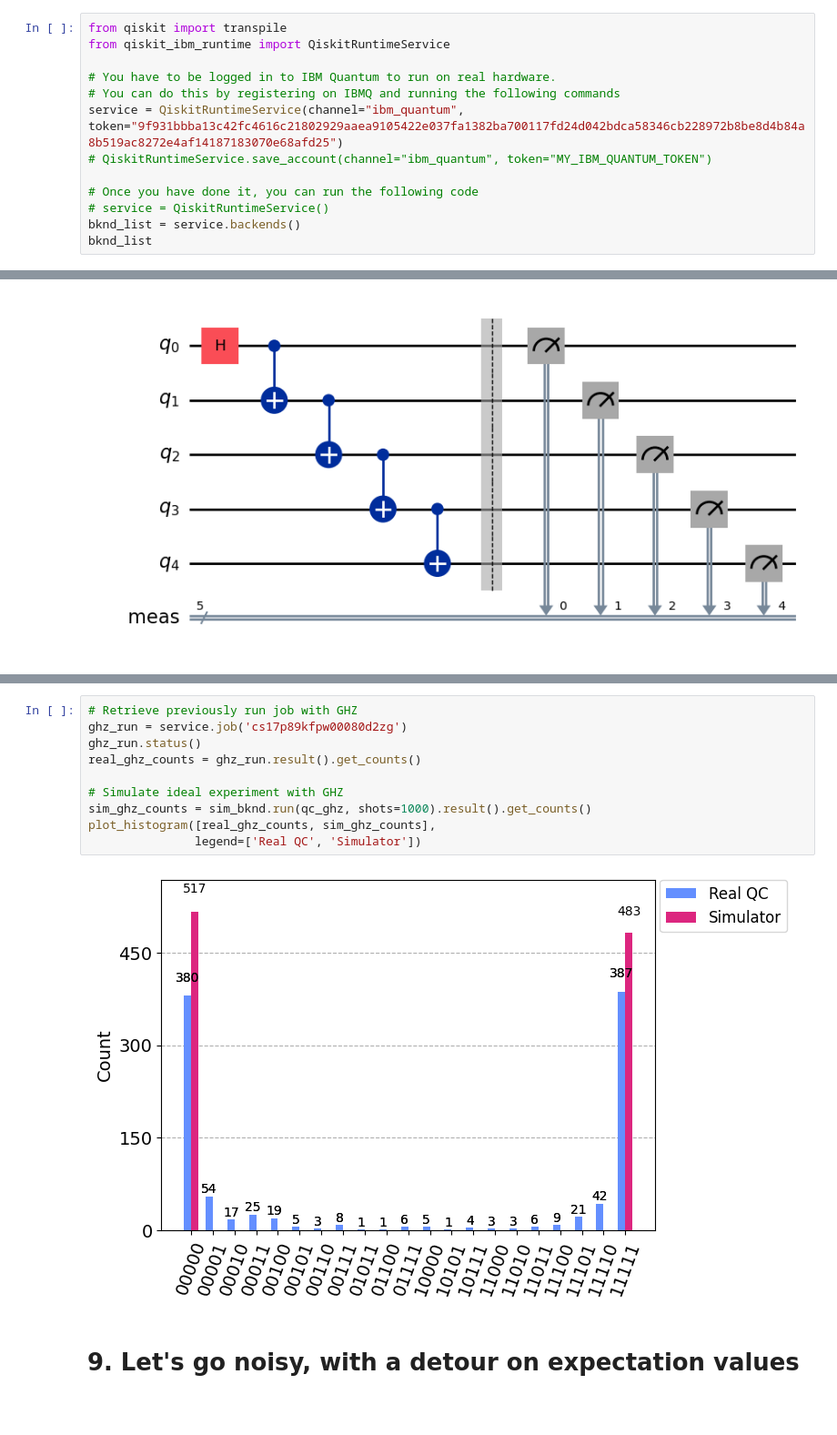
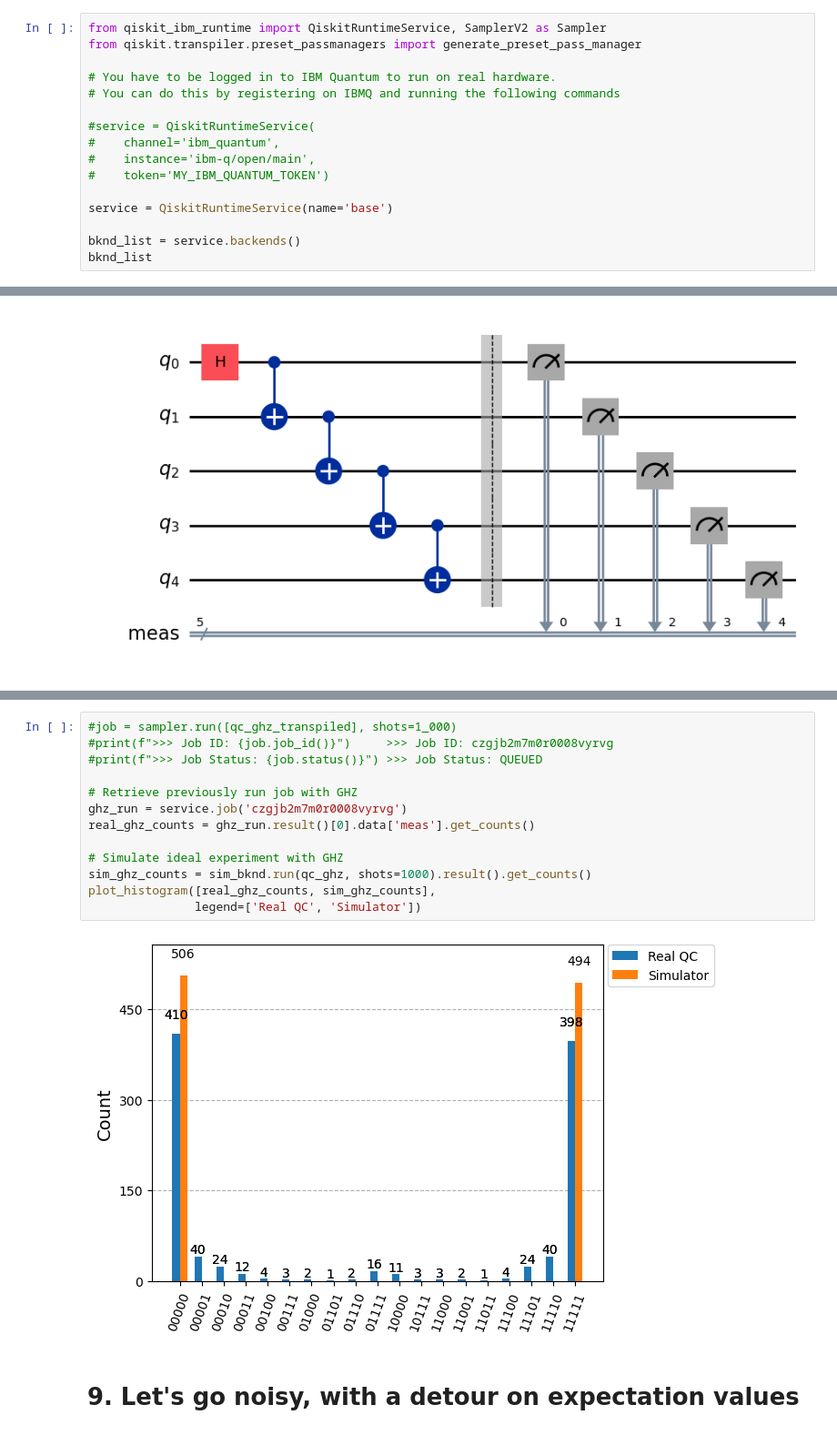
Before and after one commit to stfnmangini/handsonqc_genova2025, a Jupyter notebook: HandsOnQC.ipynb, the cells around one changed output, grey strips where cells are left out. Shown at 91% size. Saved outputs shown, nothing was run; the diff lists cells and outputs as text; blank space fills up the shorter version.

```diff
--- a/HandsOnQC.ipynb
+++ b/HandsOnQC.ipynb
@@ -276,16 +293,19 @@ Measurement outcomes
 # %% [markdown]
 # 7. Running on an actual quantum deivce (sort-of)
 # %%
-from qiskit import transpile
-from qiskit_ibm_runtime import QiskitRuntimeService
+from qiskit_ibm_runtime import QiskitRuntimeService, SamplerV2 as Sampler
+from qiskit.transpiler.preset_passmanagers import generate_preset_pass_manager
 
 # You have to be logged in to IBM Quantum to run on real hardware.
 # You can do this by registering on IBMQ and running the following commands
-service = QiskitRuntimeService(channel="ibm_quantum", token="9f931bbba13c42fc4616c21802929aaea9105422e037fa1382ba700117fd24d042bdca58346cb228972b8be8d4b84a8b519ac8272e4af14187183070e68afd25")
-# QiskitRuntimeService.save_account(channel="ibm_quantum", token="MY_IBM_QUANTUM_TOKEN")
 
-# Once you have done it, you can run the following code
-# service = QiskitRuntimeService()
+#service = QiskitRuntimeService(
+#    channel='ibm_quantum',
+#    instance='ibm-q/open/main',
+#    token='MY_IBM_QUANTUM_TOKEN')
+
+service = QiskitRuntimeService(name='base')
+
 bknd_list = service.backends()
 bknd_list
 # %% [output]
@@ -446,15 +458,18 @@ plot_circuit_layout(qc_ghz_transpiled, bknd)
 # %%
+#job = sampler.run([qc_ghz_transpiled], shots=1_000)
+#print(f">>> Job ID: {job.job_id()}")     >>> Job ID: czgjb2m7m0r0008vyrvg
+#print(f">>> Job Status: {job.status()}") >>> Job Status: QUEUED
+
 # Retrieve previously run job with GHZ
-ghz_run = service.job('cs17p89kfpw00080d2zg')
-ghz_run.status()
-real_ghz_counts = ghz_run.result().get_counts()
+ghz_run = service.job('czgjb2m7m0r0008vyrvg')
+real_ghz_counts = ghz_run.result()[0].data['meas'].get_counts()
 
 # Simulate ideal experiment with GHZ
 sim_ghz_counts = sim_bknd.run(qc_ghz, shots=1000).result().get_counts()
 plot_histogram([real_ghz_counts, sim_ghz_counts],
                legend=['Real QC', 'Simulator'])
 # %% [output]
-[figure, old version]
+[figure, new version]
 # %% [markdown]
 # 9. Let's go noisy, with a detour on expectation values
 # %%
```
Also changed, not shown: parts of 31 cells of this notebook, 2 other files.
